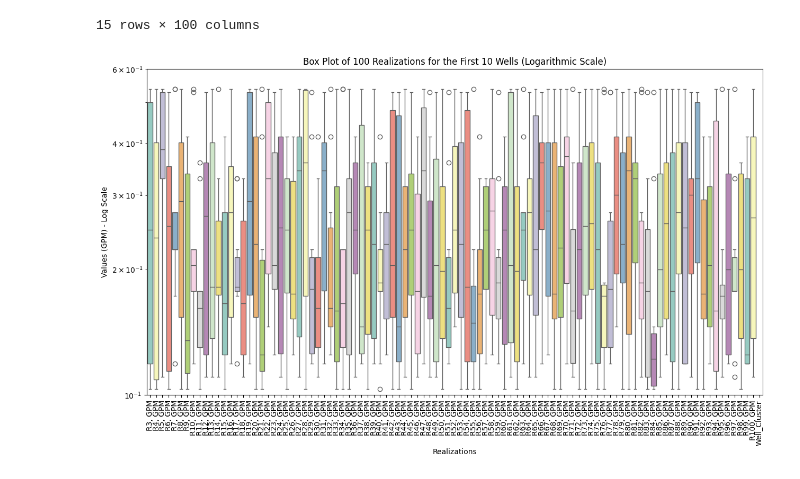
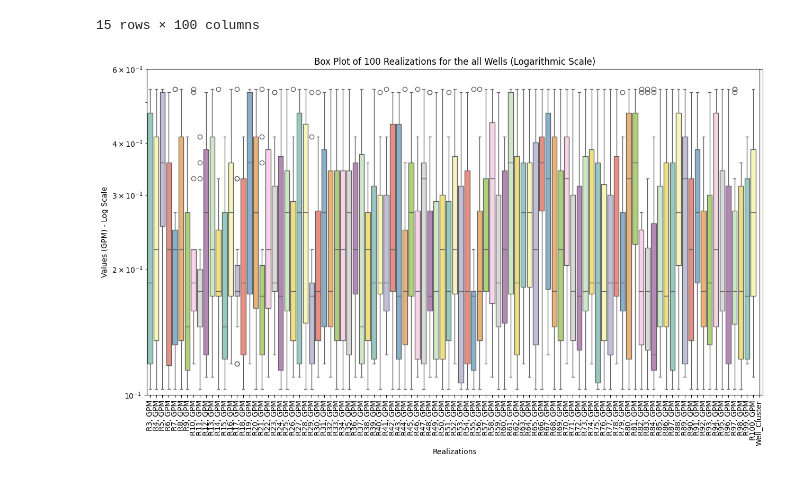
Before and after one commit to PGEHackathon/Entelligence, a Jupyter notebook: Entelligence.ipynb, the cells around one changed output. Cells and saved outputs as stored; diff of their text form; code cells hidden in the pictures.

```diff
--- a/Entelligence.ipynb
+++ b/Entelligence.ipynb
@@ -353,20 +353,20 @@ for i in range(1, 101):
 # %%
 import matplotlib.pyplot as plt
 import seaborn as sns
 
 # Selecting a subset of wells for visualization
 # For demonstration, we'll take the first 10 wells
-subset_wells = bootstrap_model.iloc[:10, 2:] # Excluding Well_ID and Est Pump Difference
+subset_wells = bootstrap_model.iloc[:, 2:] # Excluding Well_ID and Est Pump Difference
 
 # Approach 1: Logarithmic Scale
 plt.figure(figsize=(15, 8))
 sns.boxplot(data=subset_wells, palette="Set3")
 plt.yscale('log')
-plt.title("Box Plot of 100 Realizations for the First 10 Wells (Logarithmic Scale)")
+plt.title("Box Plot of 100 Realizations for all the Wells (Logarithmic Scale)")
 plt.xlabel("Realizations")
 plt.ylabel("Values (GPM) - Log Scale")
 plt.ylim(0.1, 0.6)
 plt.xticks(rotation=90)
 plt.show()
 # %% [output]
-[figure, old version]
+[figure, new version]
```
Also changed, not shown: parts of 1 cell of this notebook.
